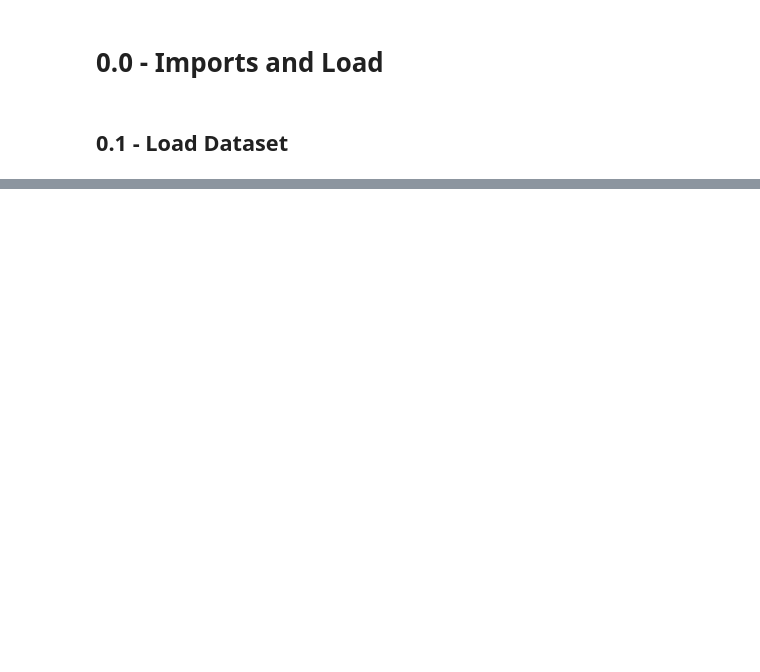
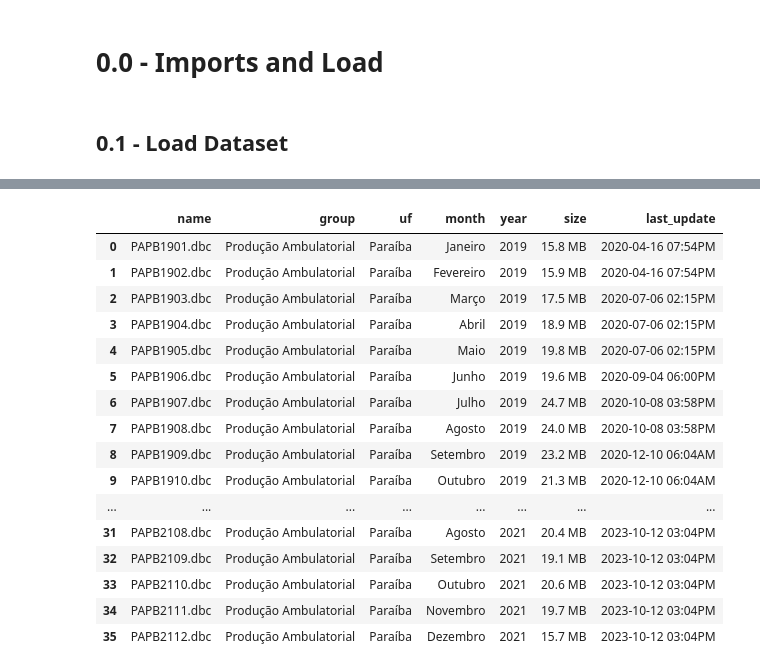
Before and after one commit to CarvalhooNeto/Atividade_01_mestrado_bd, a Jupyter notebook: atividade_01.ipynb, the cells around one changed output, grey strips where cells are left out. Saved outputs shown, nothing was run; the diff lists cells and outputs as text; code cells hidden in the pictures; blank space fills up the shorter version.

```diff
--- a/atividade_01.ipynb
+++ b/atividade_01.ipynb
@@ -40,0 +39,20 @@ len(files)
+# %%
+df_meta
+# %% [output]
+|  | name | group | uf | month | year | size | last_update |
+| 0 | PAPB1901.dbc | Produção Ambulatorial | Paraíba | Janeiro | 2019 | 15.8 MB | 2020-04-16 07:54PM |
+| 1 | PAPB1902.dbc | Produção Ambulatorial | Paraíba | Fevereiro | 2019 | 15.9 MB | 2020-04-16 07:54PM |
+| 2 | PAPB1903.dbc | Produção Ambulatorial | Paraíba | Março | 2019 | 17.5 MB | 2020-07-06 02:15PM |
+| 3 | PAPB1904.dbc | Produção Ambulatorial | Paraíba | Abril | 2019 | 18.9 MB | 2020-07-06 02:15PM |
+| 4 | PAPB1905.dbc | Produção Ambulatorial | Paraíba | Maio | 2019 | 19.8 MB | 2020-07-06 02:15PM |
+| 5 | PAPB1906.dbc | Produção Ambulatorial | Paraíba | Junho | 2019 | 19.6 MB | 2020-09-04 06:00PM |
+| 6 | PAPB1907.dbc | Produção Ambulatorial | Paraíba | Julho | 2019 | 24.7 MB | 2020-10-08 03:58PM |
+| 7 | PAPB1908.dbc | Produção Ambulatorial | Paraíba | Agosto | 2019 | 24.0 MB | 2020-10-08 03:58PM |
+| 8 | PAPB1909.dbc | Produção Ambulatorial | Paraíba | Setembro | 2019 | 23.2 MB | 2020-12-10 06:04AM |
+| 9 | PAPB1910.dbc | Produção Ambulatorial | Paraíba | Outubro | 2019 | 21.3 MB | 2020-12-10 06:04AM |
+| ... | ... | ... | ... | ... | ... | ... | ... |
+| 31 | PAPB2108.dbc | Produção Ambulatorial | Paraíba | Agosto | 2021 | 20.4 MB | 2023-10-12 03:04PM |
+| 32 | PAPB2109.dbc | Produção Ambulatorial | Paraíba | Setembro | 2021 | 19.1 MB | 2023-10-12 03:04PM |
+| 33 | PAPB2110.dbc | Produção Ambulatorial | Paraíba | Outubro | 2021 | 20.6 MB | 2023-10-12 03:04PM |
+| 34 | PAPB2111.dbc | Produção Ambulatorial | Paraíba | Novembro | 2021 | 19.7 MB | 2023-10-12 03:04PM |
+| 35 | PAPB2112.dbc | Produção Ambulatorial | Paraíba | Dezembro | 2021 | 15.7 MB | 2023-10-12 03:04PM |
```
Also changed, not shown: parts of 17 cells of this notebook.
